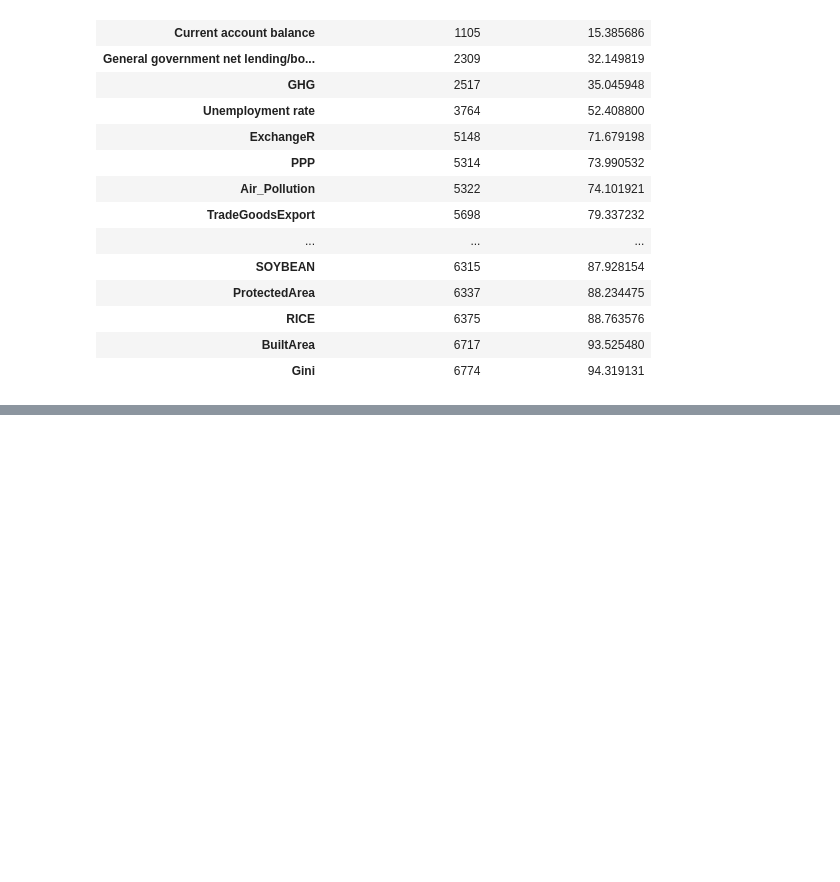
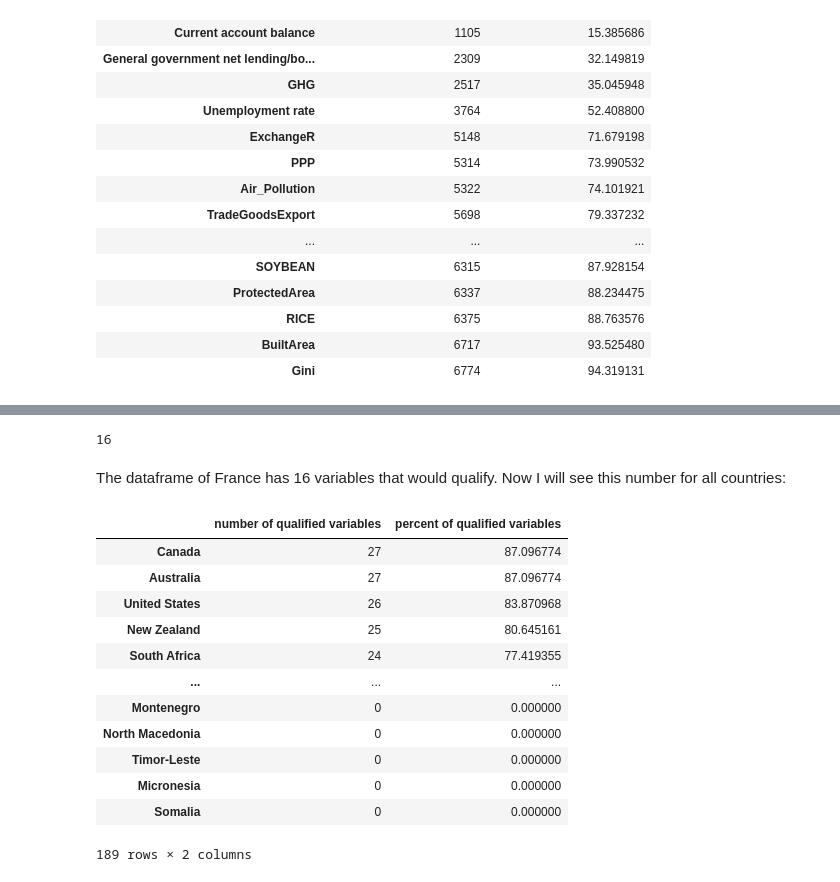
Before and after one commit to felix-ha/cfds_project, a Jupyter notebook: project_notebook.ipynb, the cells around one changed output, grey strips where cells are left out. Cells and saved outputs as stored; diff of their text form; code cells hidden in the pictures; blank space fills up the shorter version.

```diff
--- a/project_notebook.ipynb
+++ b/project_notebook.ipynb
@@ -500,0 +572,38 @@ df_missing.sort_values(by='Percent of missing entries', ascending=1)
+# %%
+number_of_variables_filtered_na = df_filtered.shape[0]
+number_of_variables_filtered_na
+# %% [output]
+16
+# %% [markdown]
+The dataframe of France has 16 variables that would qualify. Now I will see this number for all countries:
+# %%
+missing_dict = {var:0 for var in database.keys()}
+number_of_variables = len(database['France'].columns)
+
+for country in database.keys():
+
+    df_missing = get_overview_missing_values(country)
+    df_filtered = df_missing[df_missing['Percent of missing entries'] <= t_missing_percentage * 100]
+    number_of_variables_filtered_na = df_filtered.shape[0]
+
+    missing_dict[country] = number_of_variables_filtered_na
+
+df_qualified_var_by_country = pd.DataFrame.from_dict(missing_dict, orient='index')
+df_qualified_var_by_country.columns = ['number of qualified variables']
+df_qualified_var_by_country['percent of qualified variables'] = df_qualified_var_by_country['number of qualified variables'] / number_of_variables * 100
+df_qualified_var_by_country = df_qualified_var_by_country.sort_values(by='percent of qualified variables', ascending=0)
+df_qualified_var_by_country
+# %% [output]
+|  | number of qualified variables | percent of qualified variables |
+| Canada | 27 | 87.096774 |
+| Australia | 27 | 87.096774 |
+| United States | 26 | 83.870968 |
+| New Zealand | 25 | 80.645161 |
+| South Africa | 24 | 77.419355 |
+| ... | ... | ... |
+| Montenegro | 0 | 0.000000 |
+| North Macedonia | 0 | 0.000000 |
+| Timor-Leste | 0 | 0.000000 |
+| Micronesia | 0 | 0.000000 |
+| Somalia | 0 | 0.000000 |
+189 rows × 2 columns
```
Also changed, not shown: parts of 17 cells of this notebook.
